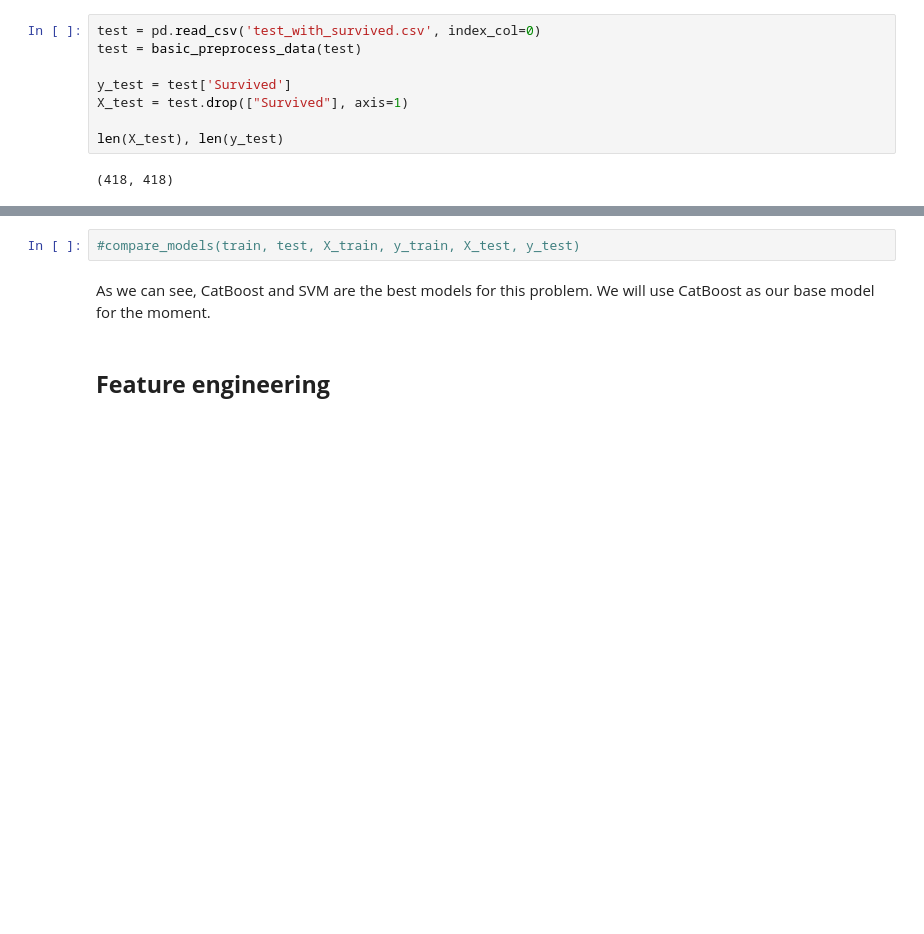
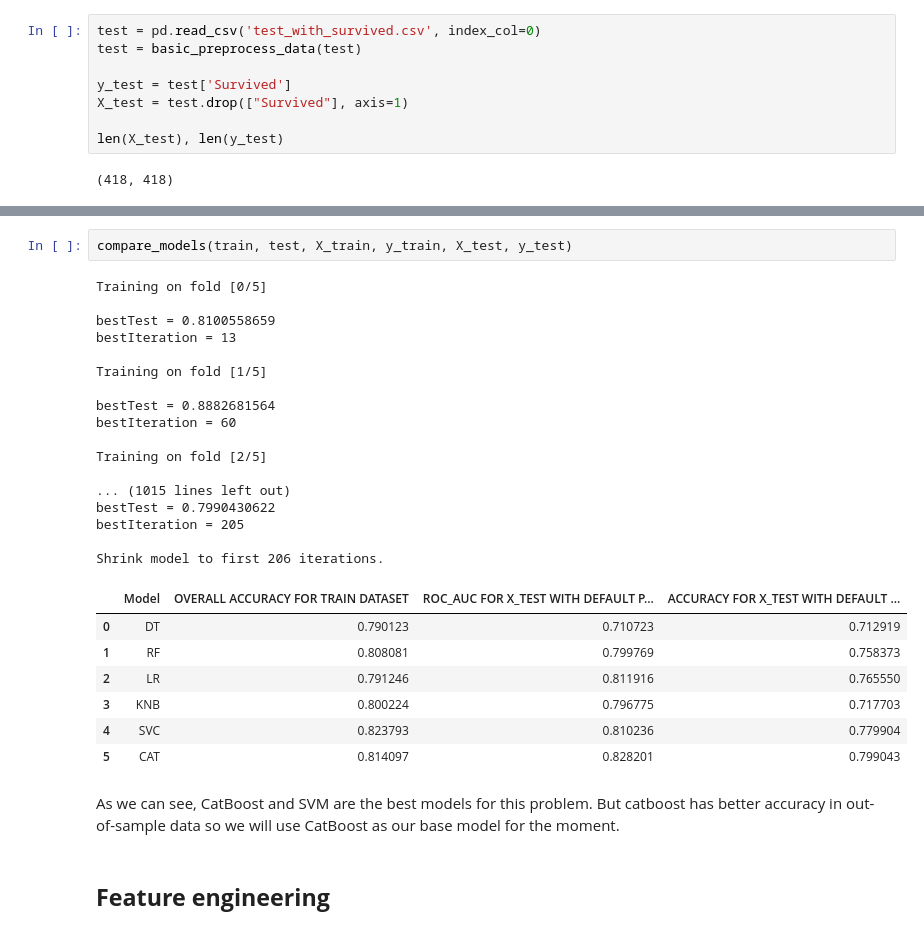
Before and after one commit to oznerx/AI, a Jupyter notebook: Reto/S4_AvanceColaborativo.ipynb, the cells around one changed output, grey strips where cells are left out. Drawn from its saved outputs; the diff is of its cells as text; blank space fills up the shorter version.

```diff
--- a/Reto/S4_AvanceColaborativo.ipynb
+++ b/Reto/S4_AvanceColaborativo.ipynb
@@ -374,7 +386,32 @@ len(X_test), len(y_test)
 # %%
-#compare_models(train, test, X_train, y_train, X_test, y_test)
+compare_models(train, test, X_train, y_train, X_test, y_test)
+# %% [output]
+Training on fold [0/5]
+
+bestTest = 0.8100558659
+bestIteration = 13
+
+Training on fold [1/5]
+
+bestTest = 0.8882681564
+bestIteration = 60
+
+Training on fold [2/5]
+
+... (1015 lines left out)
+bestTest = 0.7990430622
+bestIteration = 205
+
+Shrink model to first 206 iterations.
+|  | Model | OVERALL ACCURACY FOR TRAIN DATASET | ROC_AUC FOR X_TEST WITH DEFAULT P... | ACCURACY FOR X_TEST WITH DEFAULT ... |
+| 0 | DT | 0.790123 | 0.710723 | 0.712919 |
+| 1 | RF | 0.808081 | 0.799769 | 0.758373 |
+| 2 | LR | 0.791246 | 0.811916 | 0.765550 |
+| 3 | KNB | 0.800224 | 0.796775 | 0.717703 |
+| 4 | SVC | 0.823793 | 0.810236 | 0.779904 |
+| 5 | CAT | 0.814097 | 0.828201 | 0.799043 |
 # %% [markdown]
-As we can see, CatBoost and SVM are the best models for this problem. We will use CatBoost as our base model for the moment.
+As we can see, CatBoost and SVM are the best models for this problem. But catboost has better accuracy in out-of-sample data so we will use CatBoost as our base model for the moment.
 # %% [markdown]
 ## **Feature engineering**
 # %% [markdown]
```
Also changed, not shown: parts of 4 cells of this notebook, 16 other files.
